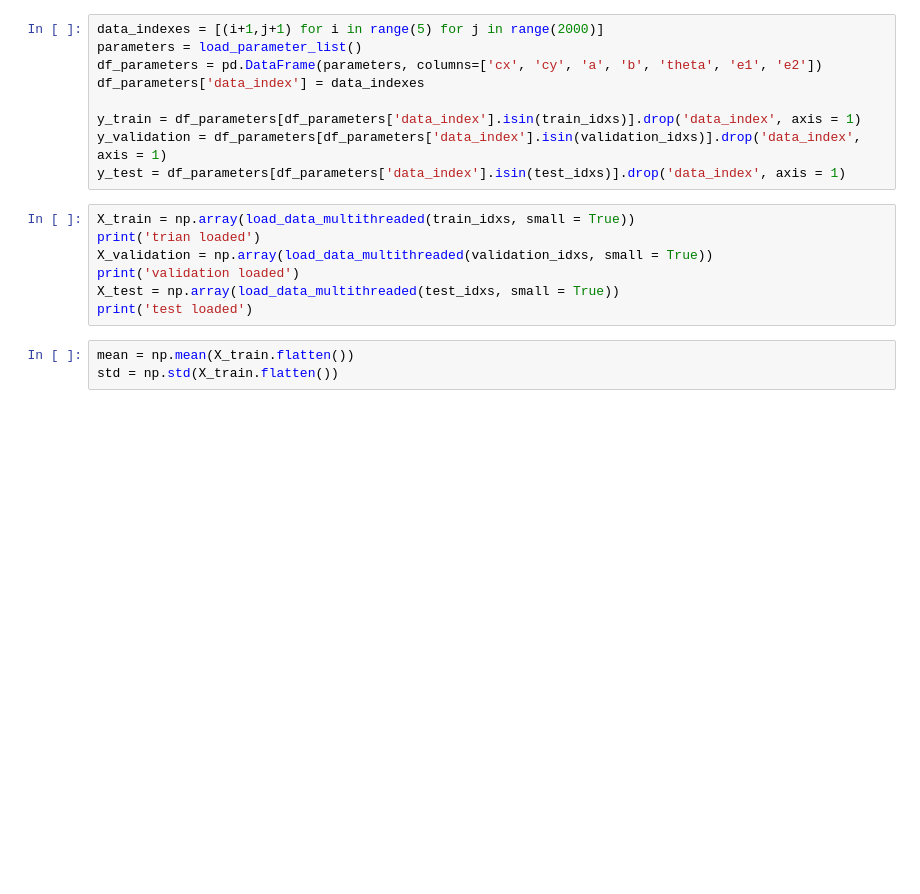
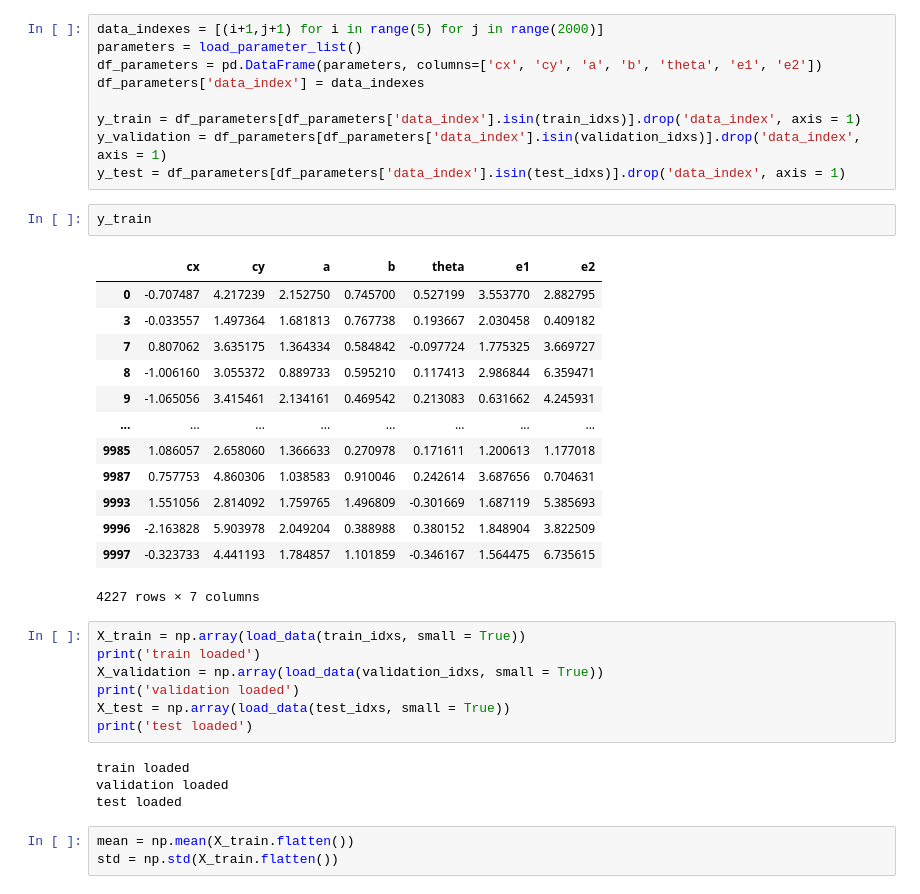
Before and after one commit to adriansanj/Anomaly-detection, a Jupyter notebook: Models_small.ipynb, the cells around one changed output. Drawn from its saved outputs; the diff is of its cells as text; blank space fills up the shorter version.

```diff
--- a/Models_small.ipynb
+++ b/Models_small.ipynb
@@ -23,13 +25,33 @@ df_parameters['data_index'] = data_indexes
 y_train = df_parameters[df_parameters['data_index'].isin(train_idxs)].drop('data_index', axis = 1)
 y_validation = df_parameters[df_parameters['data_index'].isin(validation_idxs)].drop('data_index', axis = 1)
 y_test = df_parameters[df_parameters['data_index'].isin(test_idxs)].drop('data_index', axis = 1)
+# %%
+y_train
+# %% [output]
+|  | cx | cy | a | b | theta | e1 | e2 |
+| 0 | -0.707487 | 4.217239 | 2.152750 | 0.745700 | 0.527199 | 3.553770 | 2.882795 |
+| 3 | -0.033557 | 1.497364 | 1.681813 | 0.767738 | 0.193667 | 2.030458 | 0.409182 |
+| 7 | 0.807062 | 3.635175 | 1.364334 | 0.584842 | -0.097724 | 1.775325 | 3.669727 |
+| 8 | -1.006160 | 3.055372 | 0.889733 | 0.595210 | 0.117413 | 2.986844 | 6.359471 |
+| 9 | -1.065056 | 3.415461 | 2.134161 | 0.469542 | 0.213083 | 0.631662 | 4.245931 |
+| ... | ... | ... | ... | ... | ... | ... | ... |
+| 9985 | 1.086057 | 2.658060 | 1.366633 | 0.270978 | 0.171611 | 1.200613 | 1.177018 |
+| 9987 | 0.757753 | 4.860306 | 1.038583 | 0.910046 | 0.242614 | 3.687656 | 0.704631 |
+| 9993 | 1.551056 | 2.814092 | 1.759765 | 1.496809 | -0.301669 | 1.687119 | 5.385693 |
+| 9996 | -2.163828 | 5.903978 | 2.049204 | 0.388988 | 0.380152 | 1.848904 | 3.822509 |
+| 9997 | -0.323733 | 4.441193 | 1.784857 | 1.101859 | -0.346167 | 1.564475 | 6.735615 |
+4227 rows × 7 columns
 # %%
-X_train = np.array(load_data_multithreaded(train_idxs, small = True))
-print('trian loaded')
-X_validation = np.array(load_data_multithreaded(validation_idxs, small = True))
+X_train = np.array(load_data(train_idxs, small = True))
+print('train loaded')
+X_validation = np.array(load_data(validation_idxs, small = True))
 print('validation loaded')
-X_test = np.array(load_data_multithreaded(test_idxs, small = True))
+X_test = np.array(load_data(test_idxs, small = True))
 print('test loaded')
+# %% [output]
+train loaded
+validation loaded
+test loaded
 # %%
 mean = np.mean(X_train.flatten())
 std = np.std(X_train.flatten())
```
Also changed, not shown: parts of 17 cells of this notebook, 1 other file.
